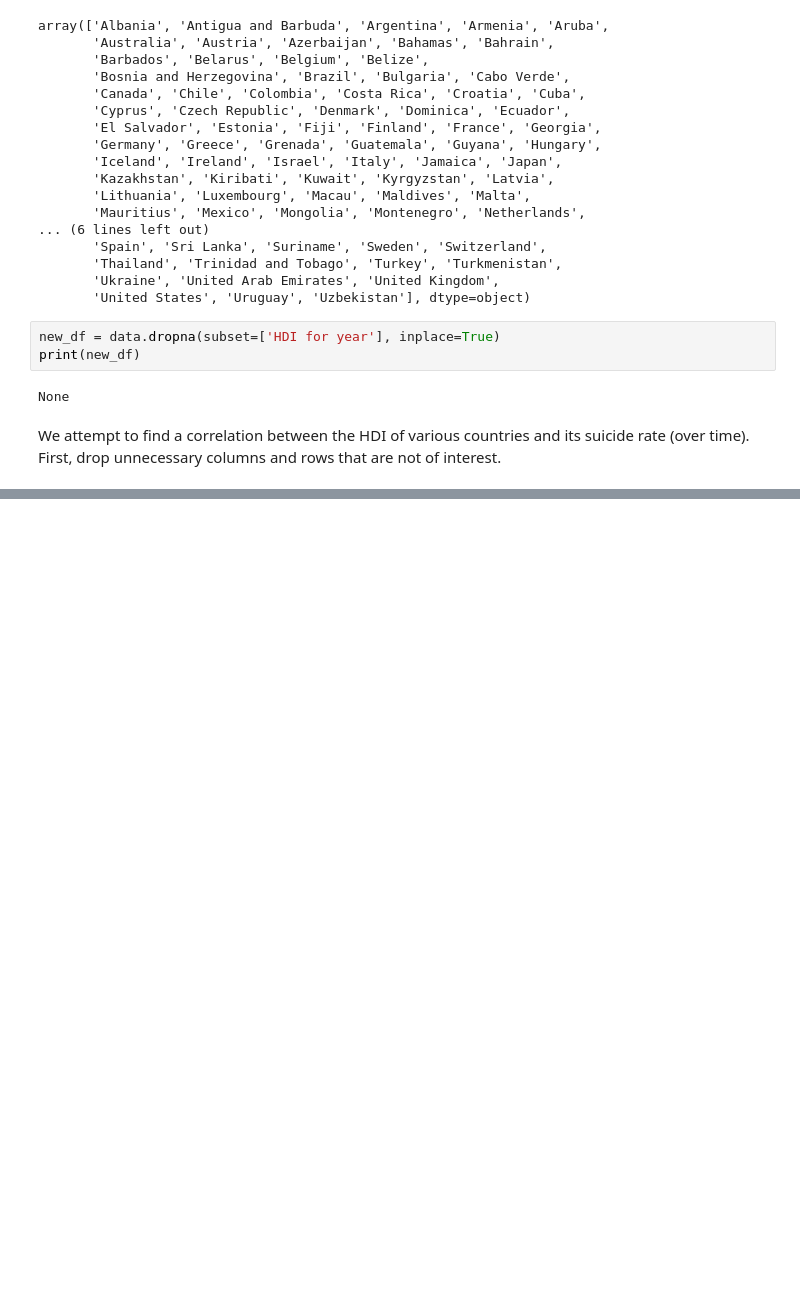
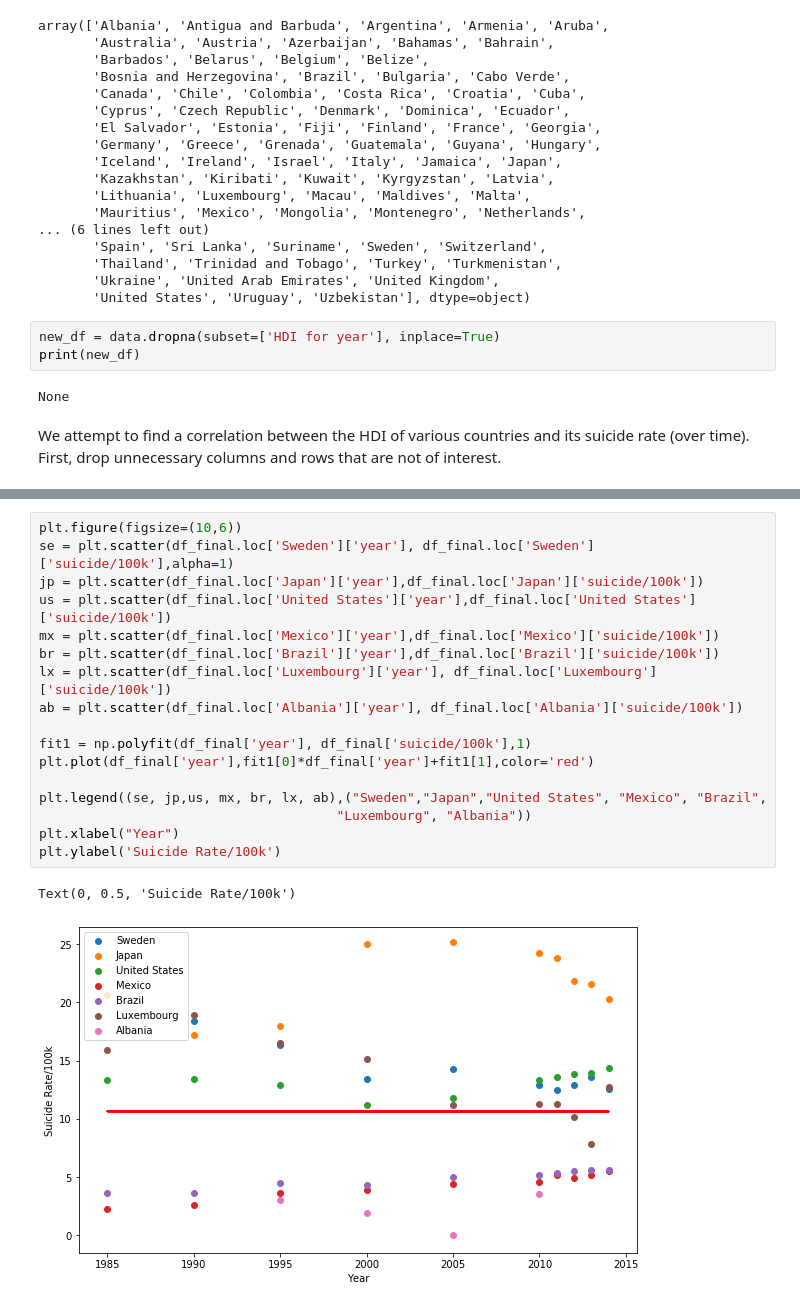
Before and after one commit to mahibhosain/suicide-analysis, a Jupyter notebook: suicide-analysis.ipynb, the cells around one changed output, grey strips where cells are left out. Drawn from its saved outputs; the diff is of its cells as text; blank space fills up the shorter version.

```diff
--- a/suicide-analysis.ipynb
+++ b/suicide-analysis.ipynb
@@ -109,0 +232,20 @@ https://pandas.pydata.org/pandas-docs/stable/indexing.html#deprecate-loc-reindex
+# %%
+plt.figure(figsize=(10,6))
+se = plt.scatter(df_final.loc['Sweden']['year'], df_final.loc['Sweden']['suicide/100k'],alpha=1)
+jp = plt.scatter(df_final.loc['Japan']['year'],df_final.loc['Japan']['suicide/100k'])
+us = plt.scatter(df_final.loc['United States']['year'],df_final.loc['United States']['suicide/100k'])
+mx = plt.scatter(df_final.loc['Mexico']['year'],df_final.loc['Mexico']['suicide/100k'])
+br = plt.scatter(df_final.loc['Brazil']['year'],df_final.loc['Brazil']['suicide/100k'])
+lx = plt.scatter(df_final.loc['Luxembourg']['year'], df_final.loc['Luxembourg']['suicide/100k'])
+ab = plt.scatter(df_final.loc['Albania']['year'], df_final.loc['Albania']['suicide/100k'])
+
+fit1 = np.polyfit(df_final['year'], df_final['suicide/100k'],1)
+plt.plot(df_final['year'],fit1[0]*df_final['year']+fit1[1],color='red')
+
+plt.legend((se, jp,us, mx, br, lx, ab),("Sweden","Japan","United States", "Mexico", "Brazil",
+                                      "Luxembourg", "Albania"))
+plt.xlabel("Year")
+plt.ylabel('Suicide Rate/100k')
+# %% [output]
+Text(0, 0.5, 'Suicide Rate/100k')
+[figure, added]
```
Also changed, not shown: parts of 11 cells of this notebook.
